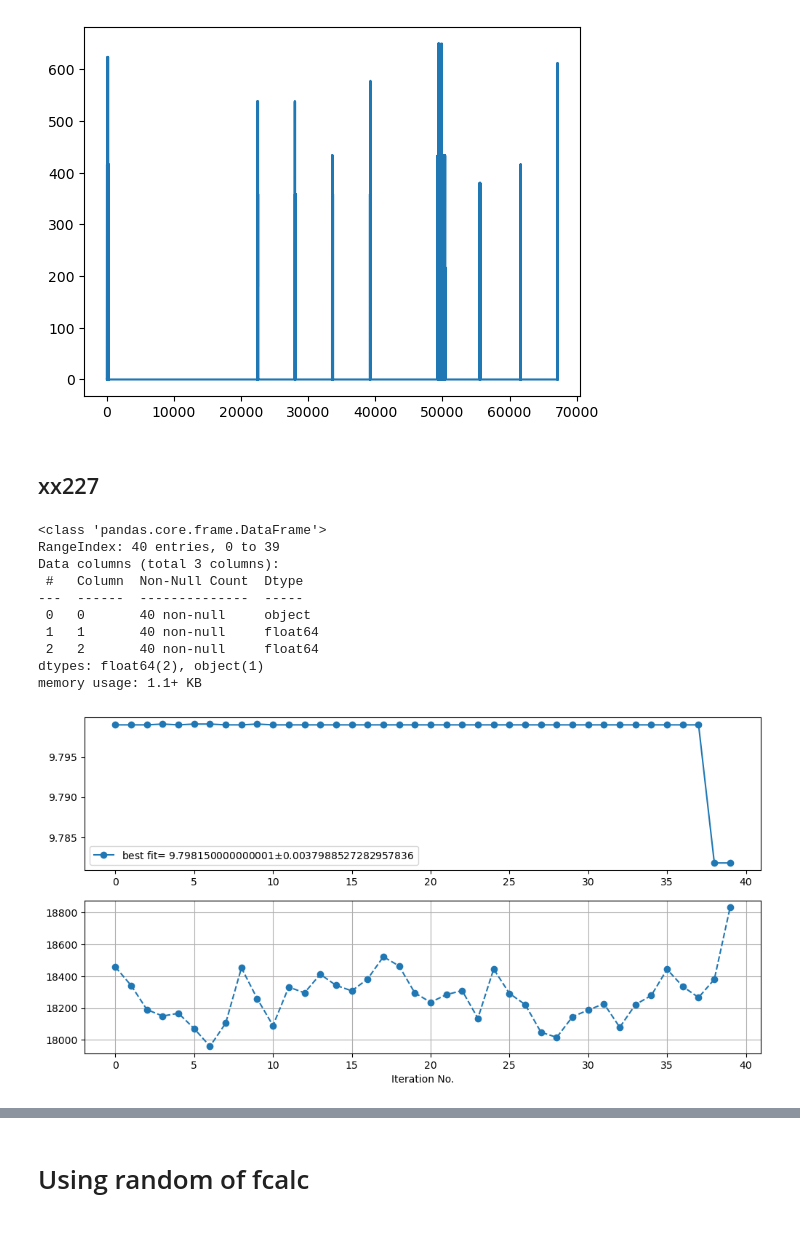
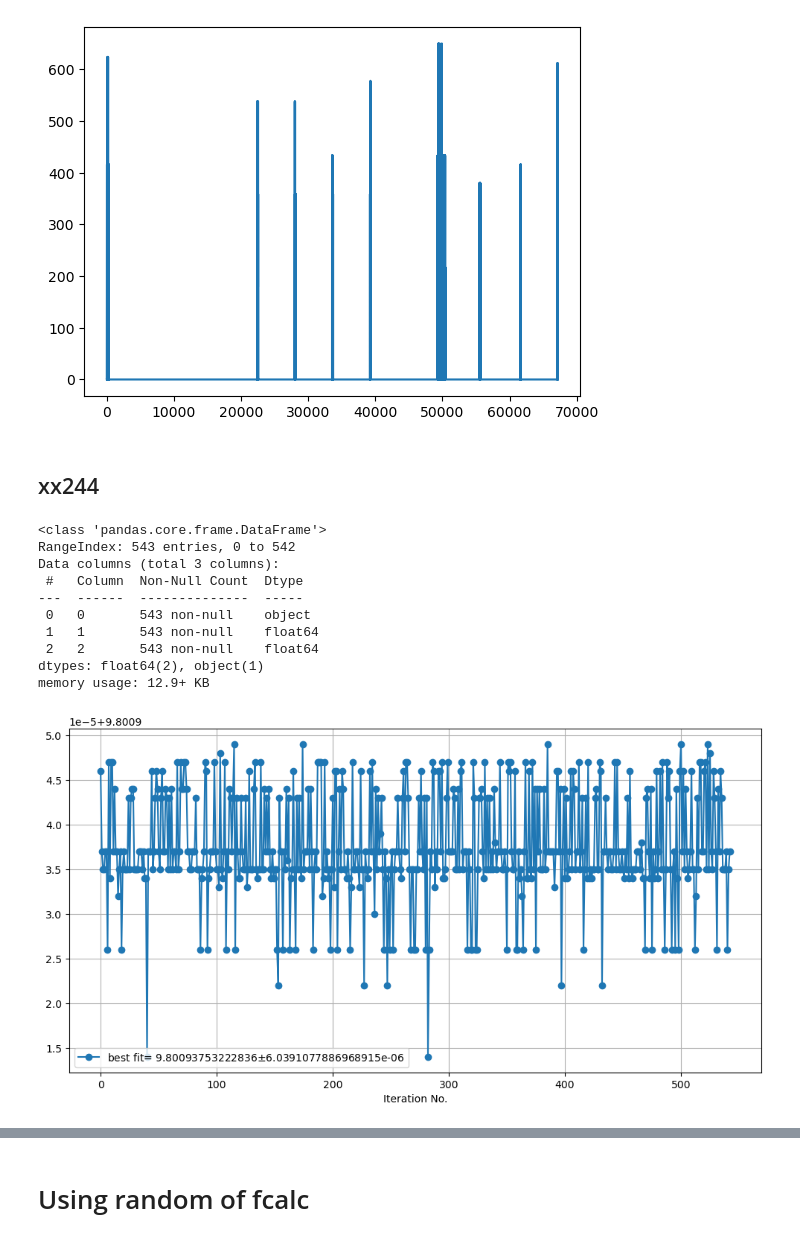
Before and after one commit to supremeKAI40/ULXP_thesis_analysis, a Jupyter notebook: nicer/nb_bootstrap_reportin.ipynb, the cells around one changed output, grey strips where cells are left out. Saved outputs shown, nothing was run; the diff lists cells and outputs as text; code cells hidden in the pictures.

Commit message:
updating nicerl2_script and bootstrap estimates

```diff
--- a/nicer/nb_bootstrap_reportin.ipynb
+++ b/nicer/nb_bootstrap_reportin.ipynb
@@ -94,29 +94,29 @@ plt.plot(time,rate2)
 [<matplotlib.lines.Line2D at 0x...>]
 [figure]
 # %% [markdown]
-## xx227
+## xx244
 # %%
-df=pd.read_csv('./bootstrap_error/6050390227/best_fit_period_0.01bin_40.txt',sep='\t',header=None)
+df=pd.read_csv('./bootstrap_error/6050390244/best_fit_period_1000.txt',sep='\t',header=None)
 # df1=pd.read_csv('./bootstrap_error/6050390201/best_fit_period_100.1.txt',sep='\t')
 df.info()
 # %% [output]
 <class 'pandas.core.frame.DataFrame'>
-RangeIndex: 40 entries, 0 to 39
+RangeIndex: 543 entries, 0 to 542
 Data columns (total 3 columns):
  #   Column  Non-Null Count  Dtype
 ---  ------  --------------  -----
- 0   0       40 non-null     object
- 1   1       40 non-null     float64
- 2   2       40 non-null     float64
+ 0   0       543 non-null    object
+ 1   1       543 non-null    float64
+ 2   2       543 non-null    float64
 dtypes: float64(2), object(1)
-memory usage: 1.1+ KB
+memory usage: 12.9+ KB
 # %%
-fig,axs=plt.subplots(2,1,figsize=(12,6))
-axs[0].plot(df[1],'-o',label=f'best fit= {df[1].mean()}$\pm${df[1].std()}')
-axs[1].plot(df[2],'--o')
+fig,axs=plt.subplots(1,1,figsize=(12,6))
+axs.plot(df[1],'-o',label=f'best fit= {df[1].mean()}$\pm${df[1].std()}')
+#axs[1].plot(df[2],'--o')
 #plt.plot(df3['Best_Fit_Period'],'-o',label=r'uniform= 9.80575$\pm$0.00780')
 plt.xlabel('Iteration No.')
-axs[0].legend()
+axs.legend()
 plt.grid()
 # %% [output]
-[figure, old version]
+[figure, new version]
```
Also changed, not shown: parts of 5 cells of this notebook, 52 other files.
